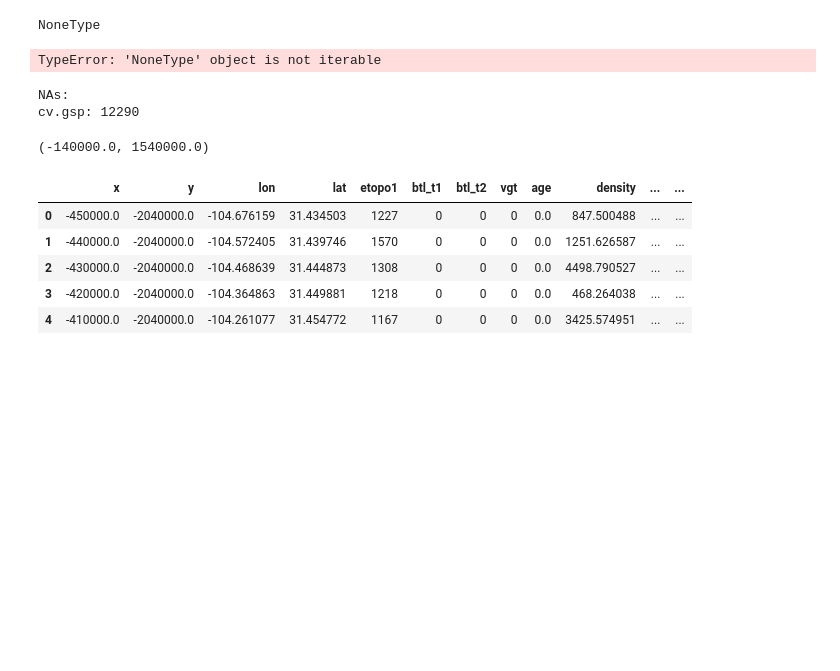
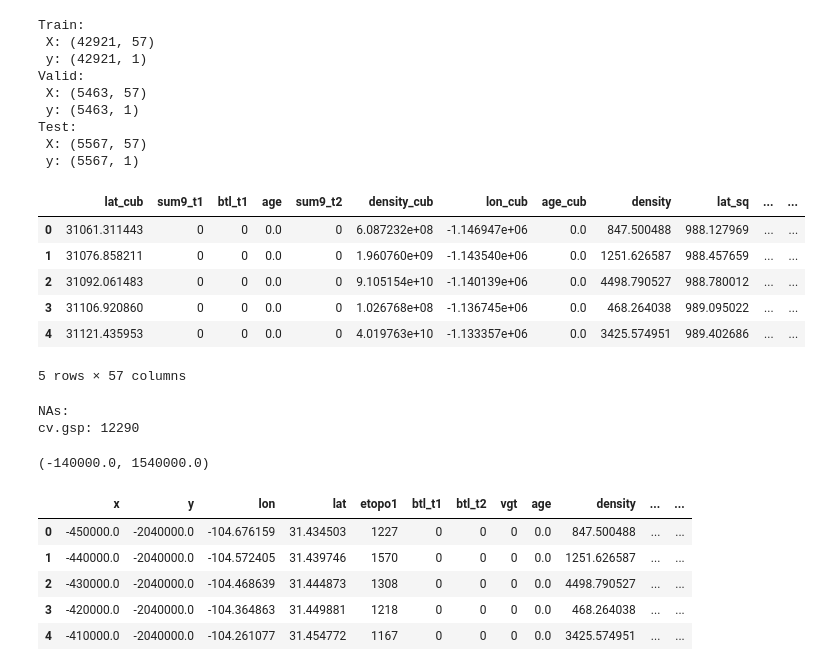
Before and after one commit to dongmeic/SDM, a Jupyter notebook: python/notebooks_new/logistic_random.py.ipynb, the cells around one changed output. Drawn from its saved outputs; the diff is of its cells as text; code cells hidden in the pictures; blank space fills up the shorter version.

Commit message:
update notebook with new MatrixConstructor class

```diff
--- a/python/notebooks_new/logistic_random.py.ipynb
+++ b/python/notebooks_new/logistic_random.py.ipynb
@@ -20,3 +20,4 @@ plt.rcParams['figure.figsize'] = 10, 8
 # %%
 #DATA_DIR = '../../data/Xy_internal_split_data'
 DATA_DIR = '../../data/Xy_random_split_data'
+TEST = True
@@ -28,2 +28,3 @@ os.getcwd()
 # %%
-matrix_constructor = ModelMatrixConstructor(DATA_DIR)
+matrix_constructor = ModelMatrixConstructor(DATA_DIR, TEST)
+matrix_constructor.construct_model_matrices()
@@ -73,0 +49,3 @@ Adding interactions...
+# %%
+test_vars = matrix_constructor.get_random_variables()
+sorted(test_vars)
@@ -75,16 +71,30 @@ Adding interactions...
 def print_dims(data_set, name):
     print('%s:\n X: %r\n y: %r'
           % (name, data_set[0].shape, data_set[1].shape))
-# %%
-type(data_sets)
-# %% [output]
-NoneType
 # %%
+data_sets = matrix_constructor.select_variables(test_vars)
 [[X_train, y_train], [X_valid, y_valid], [X_test, y_test]] = data_sets
 for (data_set, name) in zip(data_sets, ['Train', 'Valid', 'Test']):
     print_dims(data_set, name)
+
+X_train.head()
 # %% [output]
-TypeError: 'NoneType' object is not iterable
+Train:
+ X: (42921, 57)
+ y: (42921, 1)
+Valid:
+ X: (5463, 57)
+ y: (5463, 1)
+Test:
+ X: (5567, 57)
+ y: (5567, 1)
+|  | lat_cub | sum9_t1 | btl_t1 | age | sum9_t2 | density_cub | lon_cub | age_cub | density | lat_sq | ... | ... |
+| 0 | 31061.311443 | 0 | 0 | 0.0 | 0 | 6.087232e+08 | -1.146947e+06 | 0.0 | 847.500488 | 988.127969 | ... | ... |
+| 1 | 31076.858211 | 0 | 0 | 0.0 | 0 | 1.960760e+09 | -1.143540e+06 | 0.0 | 1251.626587 | 988.457659 | ... | ... |
+| 2 | 31092.061483 | 0 | 0 | 0.0 | 0 | 9.105154e+10 | -1.140139e+06 | 0.0 | 4498.790527 | 988.780012 | ... | ... |
+| 3 | 31106.920860 | 0 | 0 | 0.0 | 0 | 1.026768e+08 | -1.136745e+06 | 0.0 | 468.264038 | 989.095022 | ... | ... |
+| 4 | 31121.435953 | 0 | 0 | 0.0 | 0 | 4.019763e+10 | -1.133357e+06 | 0.0 | 3425.574951 | 989.402686 | ... | ... |
+5 rows × 57 columns
 # %%
 print('NAs:')
 for field in list(X_train):
```
Also changed, not shown: parts of 7 cells of this notebook.
